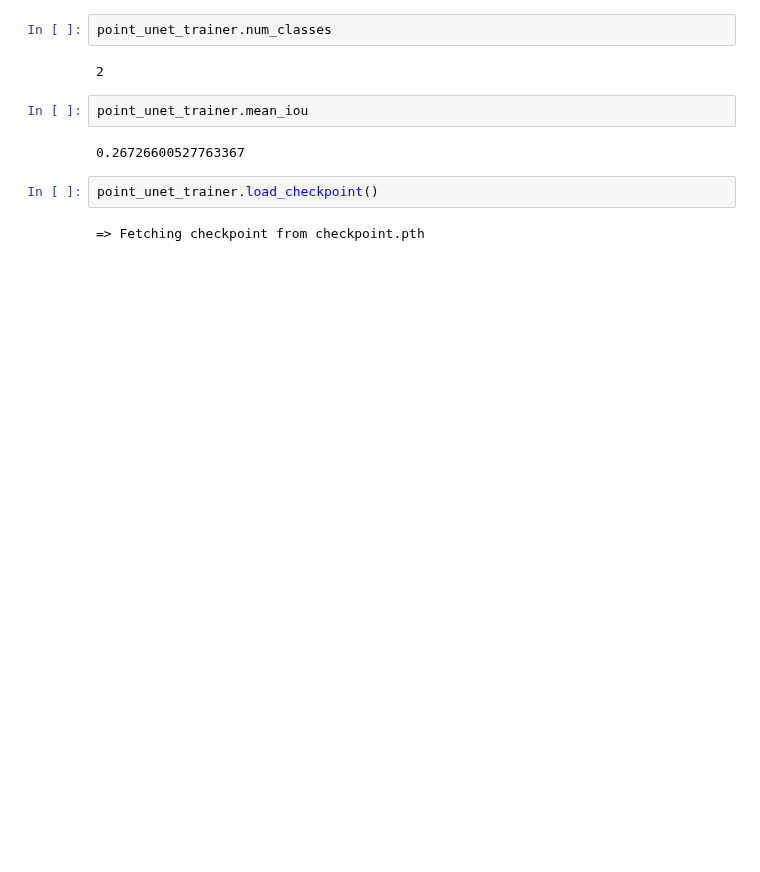
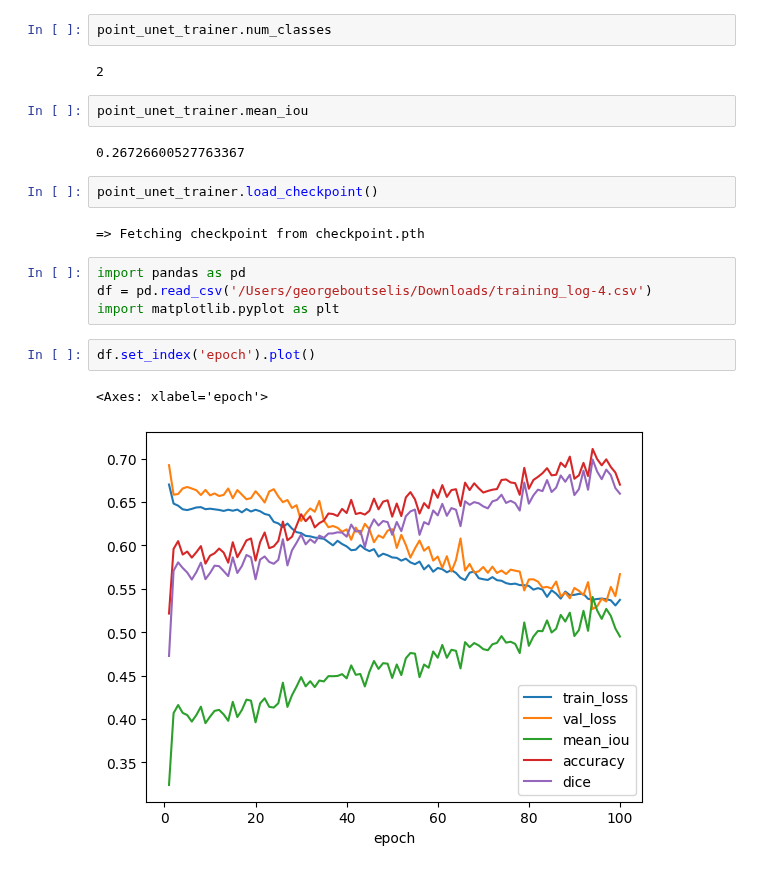
Before and after one commit to G30rg3ab/Computer-Vision-Project, a Jupyter notebook: train_prompt.ipynb, the cells around one changed output. Saved outputs shown, nothing was run; the diff lists cells and outputs as text; blank space fills up the shorter version.

```diff
--- a/train_prompt.ipynb
+++ b/train_prompt.ipynb
@@ -280,3 +280,12 @@ point_unet_trainer.mean_iou
 point_unet_trainer.load_checkpoint()
 # %% [output]
 => Fetching checkpoint from checkpoint.pth
+# %%
+import pandas as pd
+df = pd.read_csv('/Users/georgeboutselis/Downloads/training_log-4.csv')
+import matplotlib.pyplot as plt
+# %%
+df.set_index('epoch').plot()
+# %% [output]
+<Axes: xlabel='epoch'>
+[figure, added]
```
Also changed, not shown: parts of 1 cell of this notebook, 1 other file.
